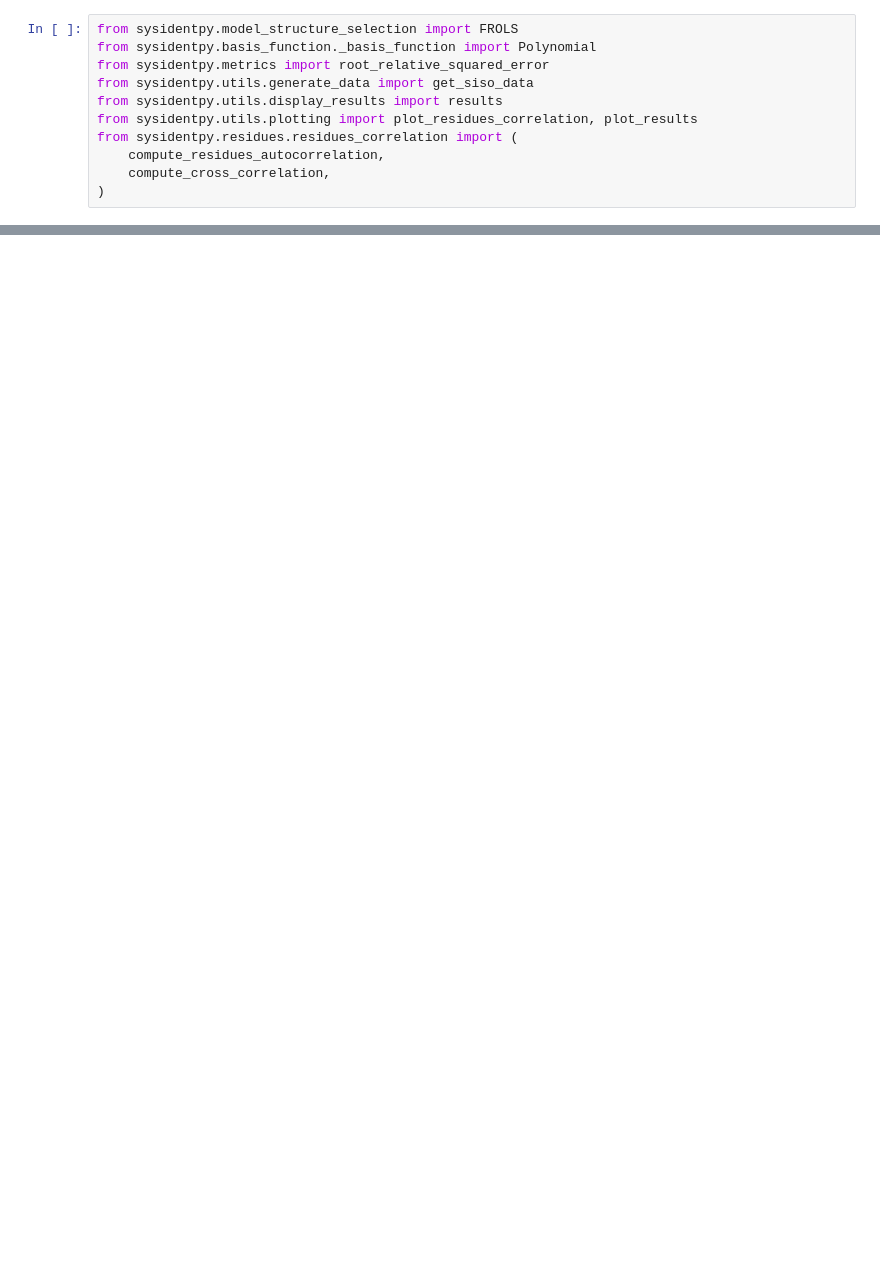
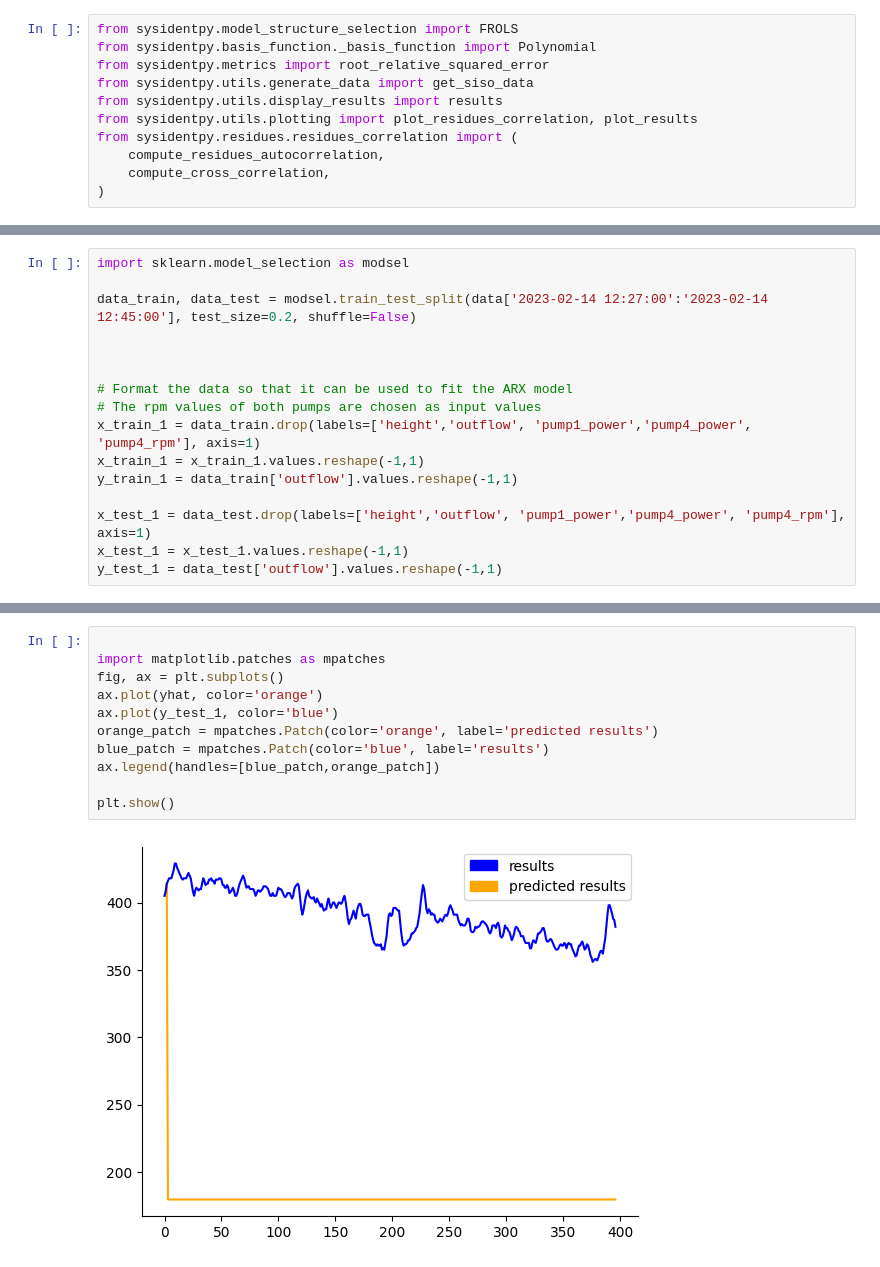
Before and after one commit to nitram1805/Digitization_of_electronic_assets, a Jupyter notebook: Group_1_final_proj.ipynb, the cells around one changed output, grey strips where cells are left out. Cells and saved outputs as stored; diff of their text form; blank space fills up the shorter version.

```diff
--- a/Group_1_final_proj.ipynb
+++ b/Group_1_final_proj.ipynb
@@ -163,0 +243,16 @@ print(rrse_low)
+# %%
+import sklearn.model_selection as modsel
+
+data_train, data_test = modsel.train_test_split(data['2023-02-14 12:27:00':'2023-02-14 12:45:00'], test_size=0.2, shuffle=False)
+
+
+
+# Format the data so that it can be used to fit the ARX model
+# The rpm values of both pumps are chosen as input values
+x_train_1 = data_train.drop(labels=['height','outflow', 'pump1_power','pump4_power', 'pump4_rpm'], axis=1)
+x_train_1 = x_train_1.values.reshape(-1,1)
+y_train_1 = data_train['outflow'].values.reshape(-1,1)
+
+x_test_1 = data_test.drop(labels=['height','outflow', 'pump1_power','pump4_power', 'pump4_rpm'], axis=1)
+x_test_1 = x_test_1.values.reshape(-1,1)
+y_test_1 = data_test['outflow'].values.reshape(-1,1)
@@ -163,0 +332,13 @@ print(rrse_low)
+# %%
+
+import matplotlib.patches as mpatches
+fig, ax = plt.subplots()
+ax.plot(yhat, color='orange')
+ax.plot(y_test_1, color='blue')
+orange_patch = mpatches.Patch(color='orange', label='predicted results')
+blue_patch = mpatches.Patch(color='blue', label='results')
+ax.legend(handles=[blue_patch,orange_patch])
+
+plt.show()
+# %% [output]
+[figure, added]
```
Also changed, not shown: parts of 16 cells of this notebook.
